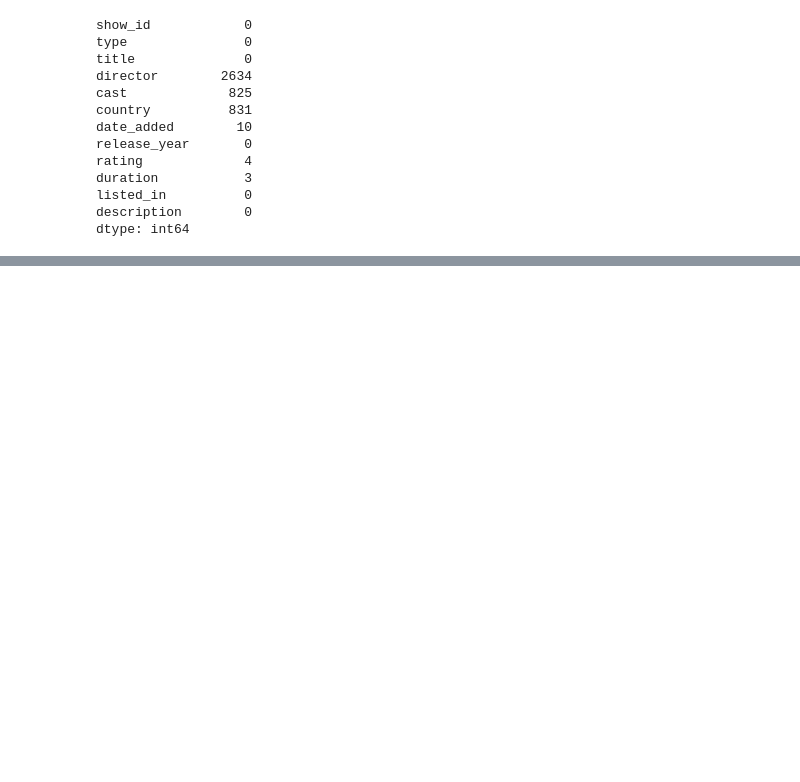
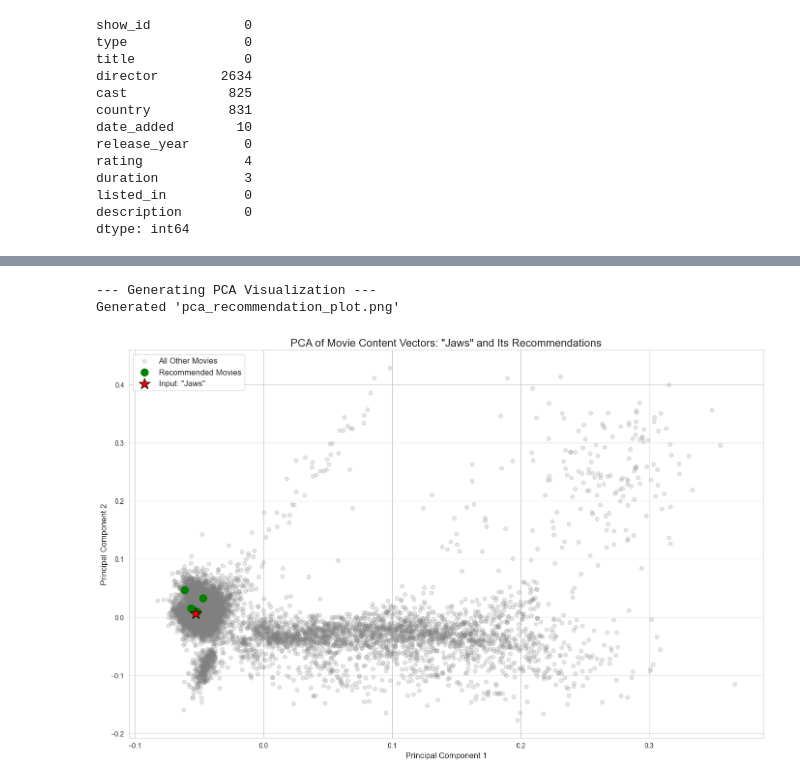
Before and after one commit to nickpucci-ops/MovieTVShowRecommendor, a Jupyter notebook: data_analysis.ipynb, the cells around one changed output, grey strips where cells are left out. Cells and saved outputs as stored; diff of their text form; code cells hidden in the pictures; blank space fills up the shorter version.

```diff
--- a/data_analysis.ipynb
+++ b/data_analysis.ipynb
@@ -492,0 +431,52 @@ Result for CountVectorizer with Cosine Similarity: 91.60% Genre Consistency @10
+# %%
+# --- PCA VISUALIZATION (Recommended Start) ---
+# PCA is fast and great for understanding the general structure.
+
+print("\n--- Generating PCA Visualization ---")
+
+# 1. Apply PCA to reduce the TF-IDF matrix to 2 dimensions
+pca = PCA(n_components=2, random_state=42)
+principal_components = pca.fit_transform(tfidf_matrix.toarray())
+
+# 2. Get recommendations for our test movie ("Jaws") using your best model
+test_movie_title = "Jaws"
+# Ensure you use the get_recommendations function with the TF-IDF + Cosine Sim model
+recommendations_df = get_recommendations(test_movie_title, cosine_sim=cosine_sim)
+
+# 3. Get the plot-ready indices for the movie and its recommendations
+try:
+    movie_idx = indices[test_movie_title]
+    # Get the original DataFrame indices for the recommended titles
+    rec_indices = recommendations_df.index.tolist()
+
+    # 4. Create the plot
+    plt.figure(figsize=(14, 9))
+    sns.set_style("whitegrid")
+
+    # Plot all movies as a faint background cloud
+    plt.scatter(principal_components[:, 0], principal_components[:, 1], alpha=0.2, color='gray', label='All Other Movies')
+
+    # Plot the recommended movies in a distinct color
+    plt.scatter(principal_components[rec_indices, 0], principal_components[rec_indices, 1],
+                color='green', s=120, label='Recommended Movies')
+
+    # Plot the original movie itself with a star marker
+    plt.scatter(principal_components[movie_idx, 0], principal_components[movie_idx, 1],
+                color='red', s=300, marker='*', edgecolors='black', label=f'Input: "{test_movie_title}"')
+
+    plt.title(f'PCA of Movie Content Vectors: "{test_movie_title}" and Its Recommendations', fontsize=16)
+    plt.xlabel("Principal Component 1", fontsize=12)
+    plt.ylabel("Principal Component 2", fontsize=12)
+    plt.legend(fontsize=12)
+    plt.tight_layout()
+    # Save the figure to include in your paper
+    plt.savefig('pca_recommendation_plot.png')
+    print("Generated 'pca_recommendation_plot.png'")
+    plt.show()
+
+except KeyError:
+    print(f"Could not generate PCA plot because '{test_movie_title}' was not found.")
+# %% [output]
+--- Generating PCA Visualization ---
+Generated 'pca_recommendation_plot.png'
+[figure, added]
```
Also changed, not shown: parts of 32 cells of this notebook.
